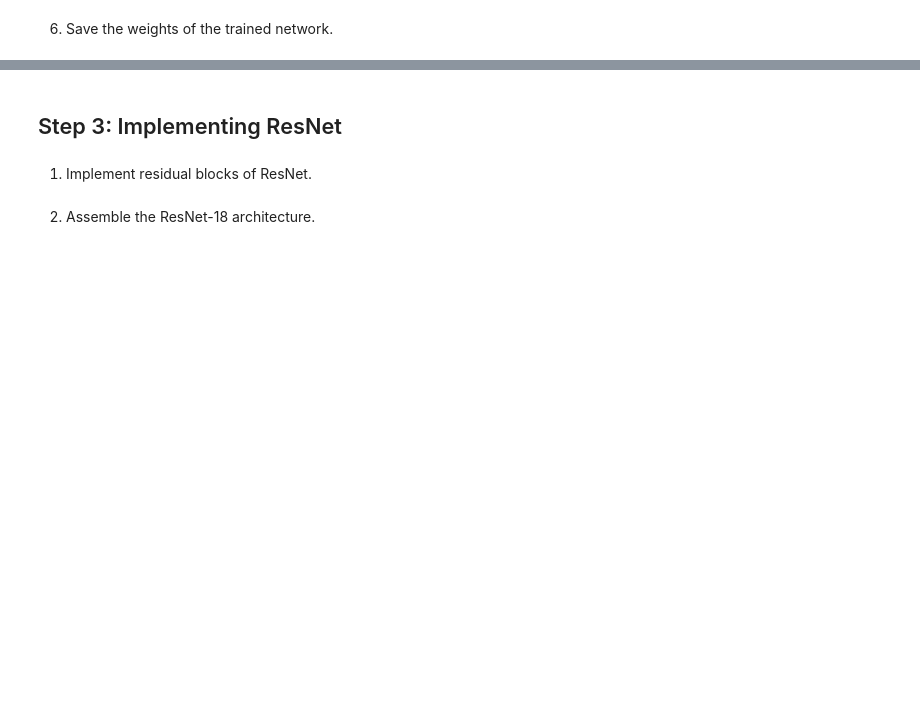
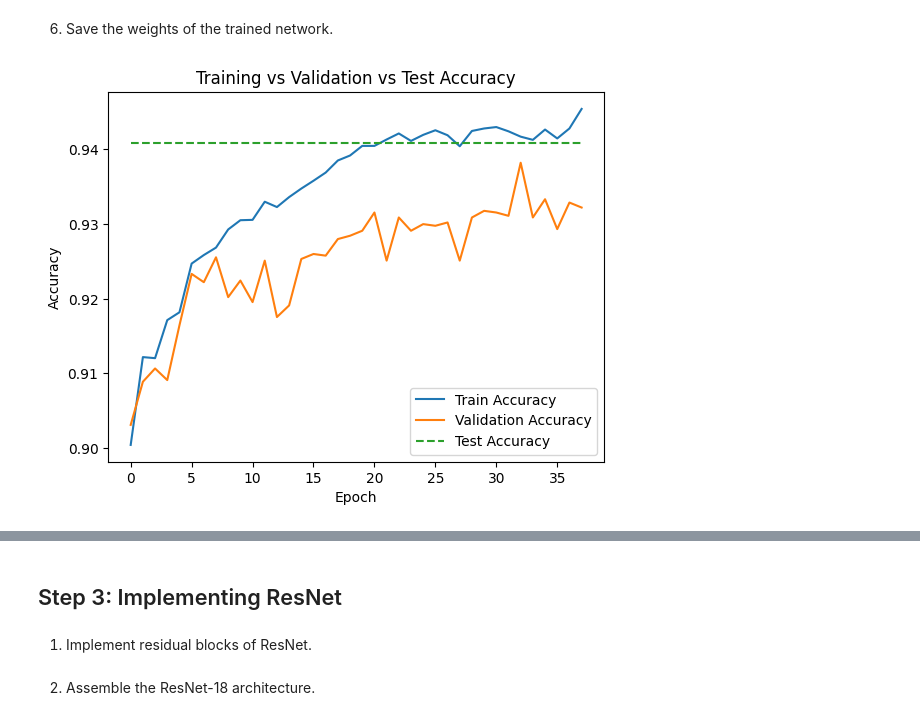
Before and after one commit to abhiiiinair24/Deep-Learning, a Jupyter notebook: A1/a1_part_1_sjoshi25_rajagop6.ipynb, the cells around one changed output, grey strips where cells are left out. Cells and saved outputs as stored; diff of their text form; code cells hidden in the pictures; blank space fills up the shorter version.

```diff
--- a/A1/a1_part_1_sjoshi25_rajagop6.ipynb
+++ b/A1/a1_part_1_sjoshi25_rajagop6.ipynb
@@ -257,0 +433,4 @@ sched = torch.optim.lr_scheduler.LRScheduler()
+# %%
+# Model with He initialization
+model_he = vgg16(numClasses=3).to(device)
+model_he.apply(weights_init_he)
@@ -265,0 +644,4 @@ sched = torch.optim.lr_scheduler.LRScheduler()
+# %%
+train_loader_aug = DataLoader(train_set_aug, batch_size=32, shuffle=True)
+val_loader_aug   = DataLoader(val_set_aug, batch_size=32, shuffle=False)
+test_loader_aug  = DataLoader(test_set_aug, batch_size=32, shuffle=False)
@@ -265,0 +719,10 @@ sched = torch.optim.lr_scheduler.LRScheduler()
+# %%
+trainLoss_he_aug, trainAcc_he_aug, valLoss_he_aug, valAcc_he_aug = train_model_earlystop(
+    model_he,
+    train_loader_aug,
+    val_loader_aug,
+    optimizer_he,
+    scheduler_he,
+    epochs=50,      # you can set higher since early stopping will cut short
+    patience=5
+)
@@ -269,0 +779,5 @@ sched = torch.optim.lr_scheduler.LRScheduler()
+# %%
+test_loss, test_acc, y_true, y_pred = evaluate_model(model_he, test_loader_aug)
+
+print(f"Test Loss: {test_loss:.4f}")
+print(f"Test Accuracy: {test_acc:.4f}")
@@ -273,0 +819,23 @@ sched = torch.optim.lr_scheduler.LRScheduler()
+# %%
+### ADD YOUR CODE HERE ###
+
+#Train vs Test  vs Validation accuracy
+import matplotlib.pyplot as plt
+
+
+epochs = len(trainAcc_he_aug)
+
+test_acc_line = [test_acc] * epochs
+
+plt.figure()
+plt.plot(trainAcc_he_aug, label='Train Accuracy')
+plt.plot(valAcc_he_aug, label='Validation Accuracy')
+plt.plot(test_acc_line, label='Test Accuracy', linestyle='--')
+
+plt.xlabel('Epoch')
+plt.ylabel('Accuracy')
+plt.title('Training vs Validation vs Test Accuracy')
+plt.legend()
+plt.show()
+# %% [output]
+[figure, added]
```
Also changed, not shown: parts of 67 cells of this notebook.
